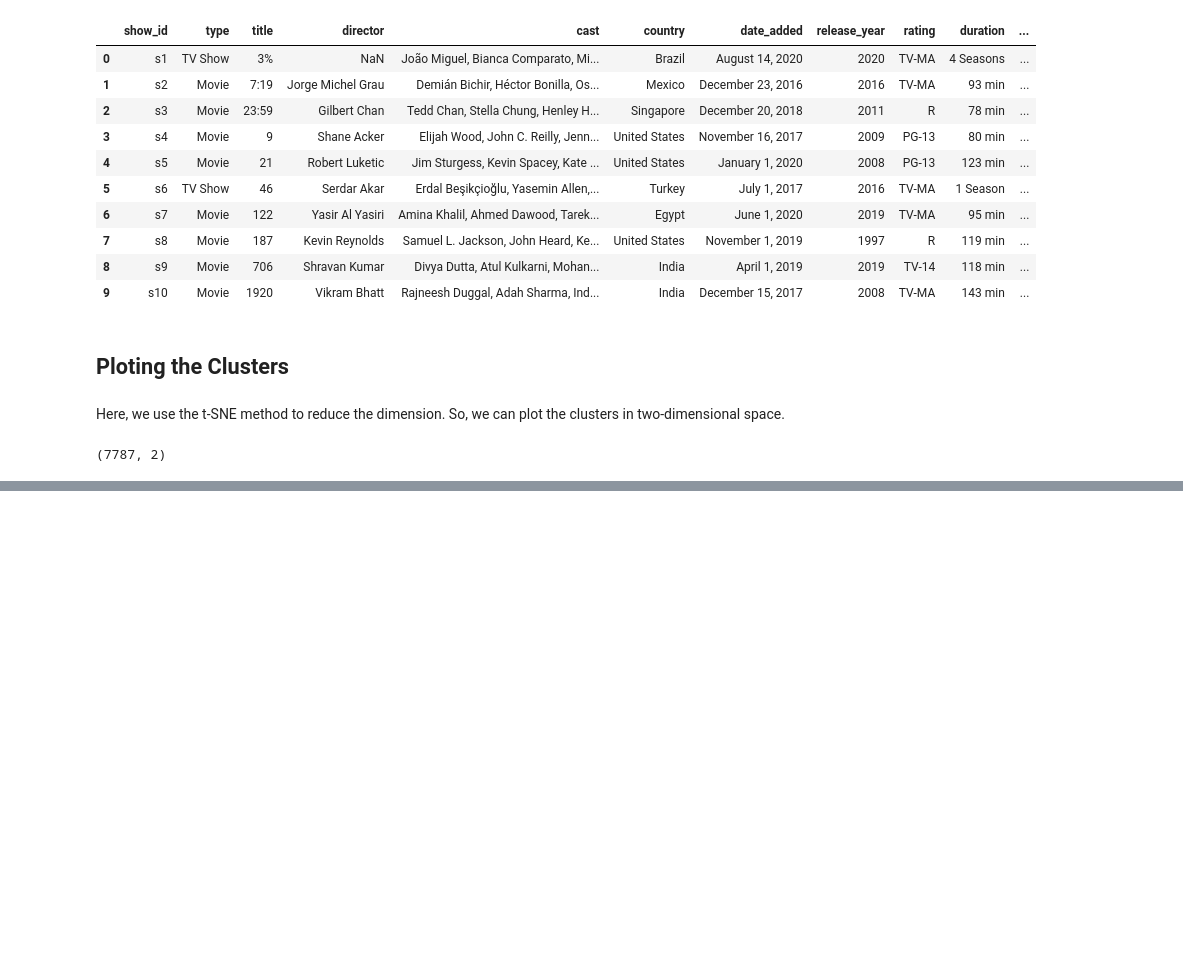
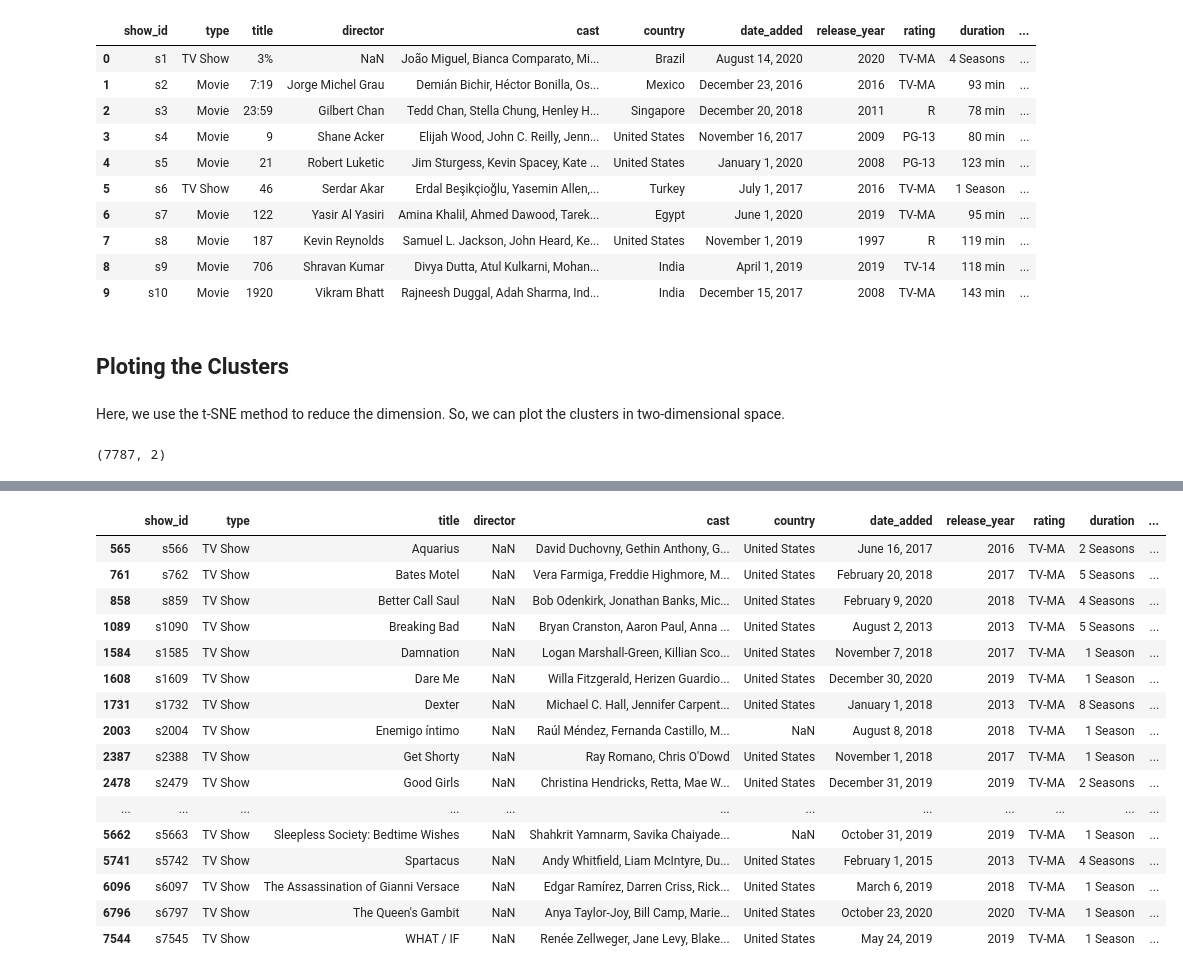
Before and after one commit to aryarajat/NETFLIX-MOVIES-AND-TV-SHOWS-CLUSTERING, a Jupyter notebook: NETFLIX_MOVIES_AND_TV_SHOWS_CLUSTERING.ipynb, the cells around one changed output, grey strips where cells are left out. Cells and saved outputs as stored; diff of their text form; code cells hidden in the pictures; blank space fills up the shorter version.

```diff
--- a/NETFLIX_MOVIES_AND_TV_SHOWS_CLUSTERING.ipynb
+++ b/NETFLIX_MOVIES_AND_TV_SHOWS_CLUSTERING.ipynb
@@ -1266,0 +1316,25 @@ plt.show()
+# %%
+
+# Get cluster number for TV show
+cluster_num = df2[df2.title=='Breaking Bad'].cluster.item()
+
+# View cluster the TV show belongs to
+df2[df2.cluster == cluster_num]
+# %% [output]
+|  | show_id | type | title | director | cast | country | date_added | release_year | rating | duration | ... |
+| 565 | s566 | TV Show | Aquarius | NaN | David Duchovny, Gethin Anthony, G... | United States | June 16, 2017 | 2016 | TV-MA | 2 Seasons | ... |
+| 761 | s762 | TV Show | Bates Motel | NaN | Vera Farmiga, Freddie Highmore, M... | United States | February 20, 2018 | 2017 | TV-MA | 5 Seasons | ... |
+| 858 | s859 | TV Show | Better Call Saul | NaN | Bob Odenkirk, Jonathan Banks, Mic... | United States | February 9, 2020 | 2018 | TV-MA | 4 Seasons | ... |
+| 1089 | s1090 | TV Show | Breaking Bad | NaN | Bryan Cranston, Aaron Paul, Anna ... | United States | August 2, 2013 | 2013 | TV-MA | 5 Seasons | ... |
+| 1584 | s1585 | TV Show | Damnation | NaN | Logan Marshall-Green, Killian Sco... | United States | November 7, 2018 | 2017 | TV-MA | 1 Season | ... |
+| 1608 | s1609 | TV Show | Dare Me | NaN | Willa Fitzgerald, Herizen Guardio... | United States | December 30, 2020 | 2019 | TV-MA | 1 Season | ... |
+| 1731 | s1732 | TV Show | Dexter | NaN | Michael C. Hall, Jennifer Carpent... | United States | January 1, 2018 | 2013 | TV-MA | 8 Seasons | ... |
+| 2003 | s2004 | TV Show | Enemigo íntimo | NaN | Raúl Méndez, Fernanda Castillo, M... | NaN | August 8, 2018 | 2018 | TV-MA | 1 Season | ... |
+| 2387 | s2388 | TV Show | Get Shorty | NaN | Ray Romano, Chris O'Dowd | United States | November 1, 2018 | 2017 | TV-MA | 1 Season | ... |
+| 2478 | s2479 | TV Show | Good Girls | NaN | Christina Hendricks, Retta, Mae W... | United States | December 31, 2019 | 2019 | TV-MA | 2 Seasons | ... |
+| ... | ... | ... | ... | ... | ... | ... | ... | ... | ... | ... | ... |
+| 5662 | s5663 | TV Show | Sleepless Society: Bedtime Wishes | NaN | Shahkrit Yamnarm, Savika Chaiyade... | NaN | October 31, 2019 | 2019 | TV-MA | 1 Season | ... |
+| 5741 | s5742 | TV Show | Spartacus | NaN | Andy Whitfield, Liam McIntyre, Du... | United States | February 1, 2015 | 2013 | TV-MA | 4 Seasons | ... |
+| 6096 | s6097 | TV Show | The Assassination of Gianni Versace | NaN | Edgar Ramírez, Darren Criss, Rick... | United States | March 6, 2019 | 2018 | TV-MA | 1 Season | ... |
+| 6796 | s6797 | TV Show | The Queen's Gambit | NaN | Anya Taylor-Joy, Bill Camp, Marie... | United States | October 23, 2020 | 2020 | TV-MA | 1 Season | ... |
+| 7544 | s7545 | TV Show | WHAT / IF | NaN | Renée Zellweger, Jane Levy, Blake... | United States | May 24, 2019 | 2019 | TV-MA | 1 Season | ... |
```
Also changed, not shown: parts of 12 cells of this notebook.
